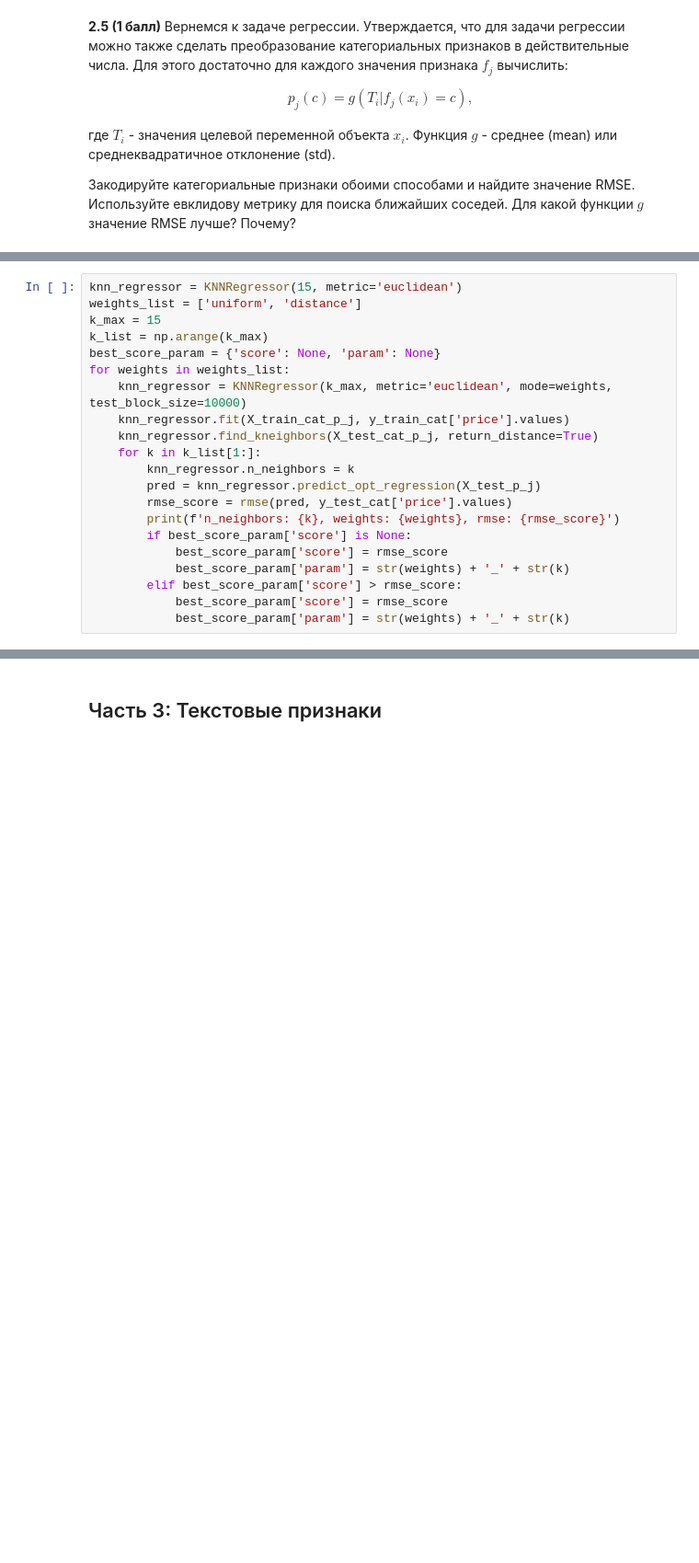
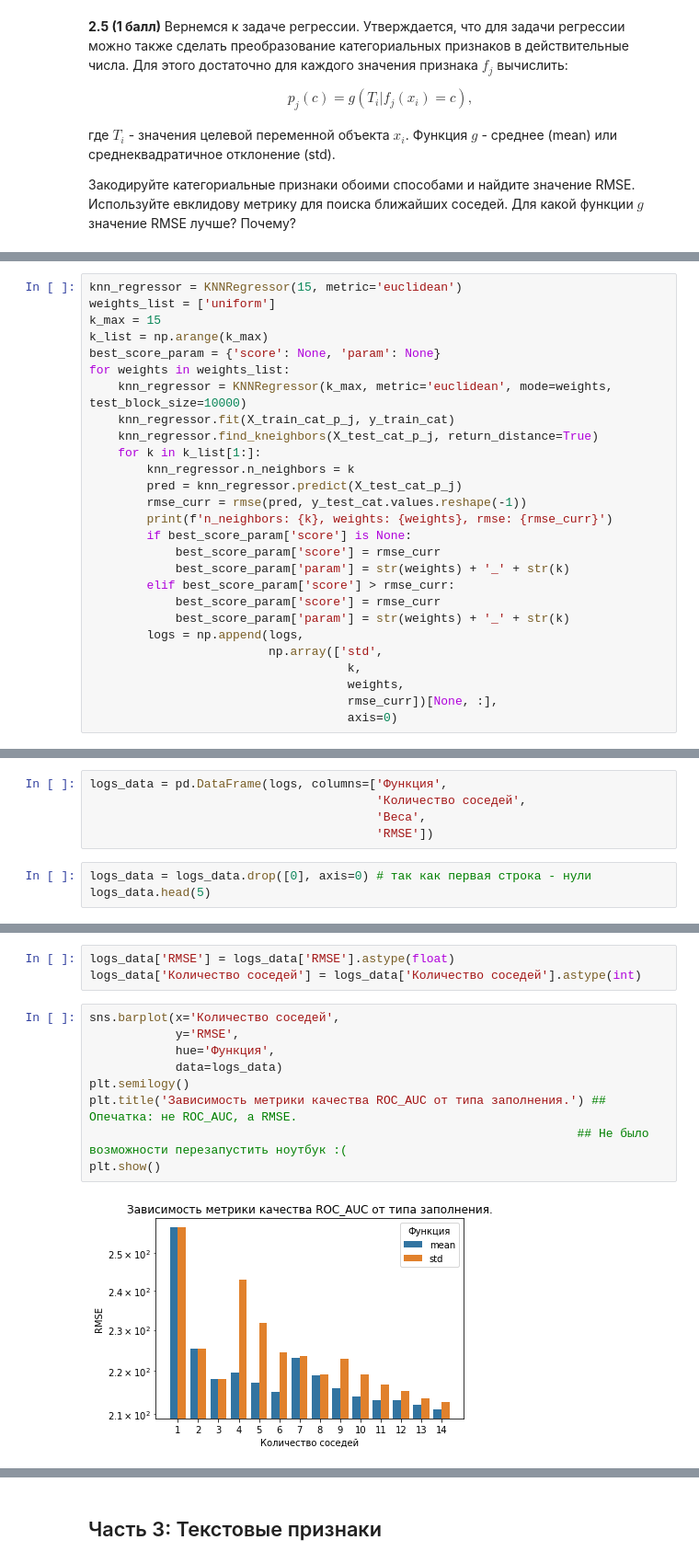
Before and after one commit to paniquex/ML_DS_practice, a Jupyter notebook: MMRO/HW_02/hw-practise-2-kuzmin-nikita.ipynb, the cells around one changed output, grey strips where cells are left out. Shown at 92% size. Cells and saved outputs as stored; diff of their text form; blank space fills up the shorter version.

```diff
--- a/MMRO/HW_02/hw-practise-2-kuzmin-nikita.ipynb
+++ b/MMRO/HW_02/hw-practise-2-kuzmin-nikita.ipynb
@@ -1151,21 +1017,27 @@ X_test_cat_p_j = counters(X_test_cat, X_train_cat, y_train_cat['price'], np.std)
 # %%
 knn_regressor = KNNRegressor(15, metric='euclidean')
-weights_list = ['uniform', 'distance']
+weights_list = ['uniform']
 k_max = 15
 k_list = np.arange(k_max)
 best_score_param = {'score': None, 'param': None}
 for weights in weights_list:
     knn_regressor = KNNRegressor(k_max, metric='euclidean', mode=weights, test_block_size=10000)
-    knn_regressor.fit(X_train_cat_p_j, y_train_cat['price'].values)
+    knn_regressor.fit(X_train_cat_p_j, y_train_cat)
     knn_regressor.find_kneighbors(X_test_cat_p_j, return_distance=True)
     for k in k_list[1:]:
         knn_regressor.n_neighbors = k
-        pred = knn_regressor.predict_opt_regression(X_test_p_j)
-        rmse_score = rmse(pred, y_test_cat['price'].values)
-        print(f'n_neighbors: {k}, weights: {weights}, rmse: {rmse_score}')
+        pred = knn_regressor.predict(X_test_cat_p_j)
+        rmse_curr = rmse(pred, y_test_cat.values.reshape(-1))
+        print(f'n_neighbors: {k}, weights: {weights}, rmse: {rmse_curr}')
         if best_score_param['score'] is None:
-            best_score_param['score'] = rmse_score
+            best_score_param['score'] = rmse_curr
             best_score_param['param'] = str(weights) + '_' + str(k)
-        elif best_score_param['score'] > rmse_score:
-            best_score_param['score'] = rmse_score
+        elif best_score_param['score'] > rmse_curr:
+            best_score_param['score'] = rmse_curr
             best_score_param['param'] = str(weights) + '_' + str(k)
+        logs = np.append(logs,
+                         np.array(['std',
+                                    k,
+                                    weights,
+                                    rmse_curr])[None, :],
+                                    axis=0)
@@ -1171,0 +1067,8 @@ for weights in weights_list:
+# %%
+logs_data = pd.DataFrame(logs, columns=['Функция',
+                                        'Количество соседей',
+                                        'Веса',
+                                        'RMSE'])
+# %%
+logs_data = logs_data.drop([0], axis=0) # так как первая строка - нули
+logs_data.head(5)
@@ -1171,0 +1082,14 @@ for weights in weights_list:
+# %%
+logs_data['RMSE'] = logs_data['RMSE'].astype(float)
+logs_data['Количество соседей'] = logs_data['Количество соседей'].astype(int)
+# %%
+sns.barplot(x='Количество соседей',
+            y='RMSE',
+            hue='Функция',
+            data=logs_data)
+plt.semilogy()
+plt.title('Зависимость метрики качества ROC_AUC от типа заполнения.') ## Опечатка: не ROC_AUC, а RMSE.
+                                                                    ## Не было возможности перезапустить ноутбук :(
+plt.show()
+# %% [output]
+[figure, added]
```
Also changed, not shown: parts of 201 cells of this notebook.
